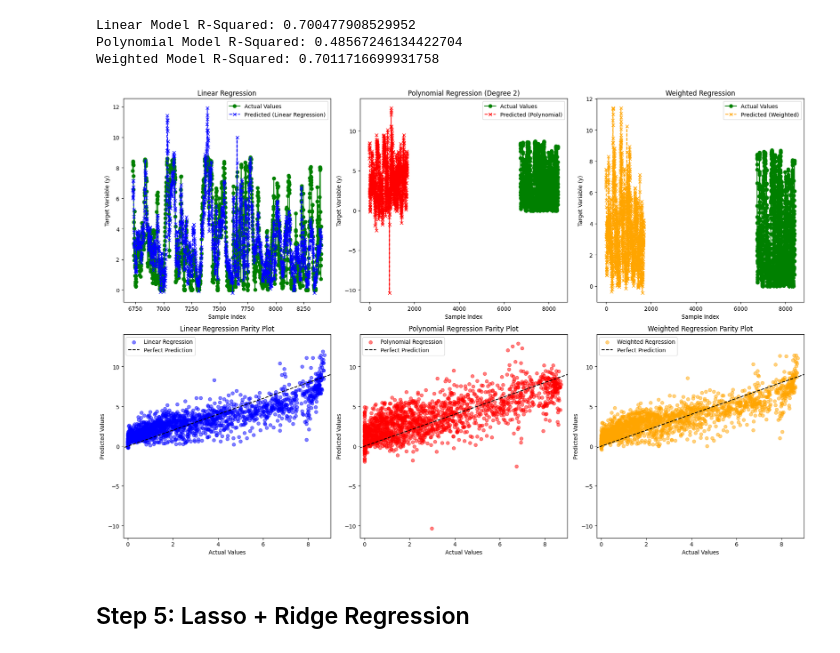
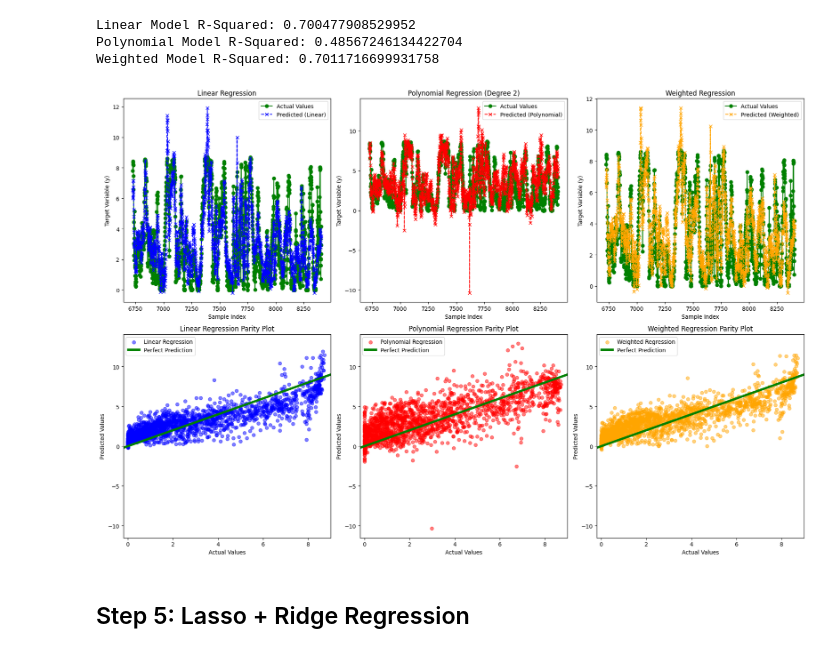
Before and after one commit to Max-f123/Machine_Learning_in_Energy_Systems, a Jupyter notebook: Test 21.ipynb, the cells around one changed output. Saved outputs shown, nothing was run; the diff lists cells and outputs as text; code cells hidden in the pictures.

```diff
--- a/Test 21.ipynb
+++ b/Test 21.ipynb
@@ -864,6 +864,10 @@ r2_weighted = r2_score(y_test, y_pred_weighted)
 print(f"Linear Model R-Squared: {r2_linear}")
 print(f"Polynomial Model R-Squared: {r2_poly}")
 print(f"Weighted Model R-Squared: {r2_weighted}")
+
+# Convert predictions to pandas Series with y_test's original index
+y_pred_poly = pd.Series(y_pred_poly, index=y_test.index)
+y_pred_weighted = pd.Series(y_pred_weighted, index=y_test.index)
 # %% [output]
 Linear Model R-Squared: 0.700477908529952
 Polynomial Model R-Squared: 0.48567246134422704
@@ -875,7 +879,7 @@ fig, axs = plt.subplots(2, 3, figsize=(18, 12))  # 2 rows, 3 columns
 ### First row: Actual vs. Predicted values
 # Subplot 1: Actual vs Predicted for Linear Regression (from Step 3)
 axs[0, 0].plot(y_test, label='Actual Values', marker='o', color='g')
-axs[0, 0].plot(y_test_pred_gd, label='Predicted (Linear Regression)', marker='x', linestyle='--', color='b')
+axs[0, 0].plot(y_test_pred_gd, label='Predicted (Linear)', marker='x', linestyle='--', color='b')
 axs[0, 0].set_xlabel('Sample Index')
 axs[0, 0].set_ylabel('Target Variable (y)')
 axs[0, 0].set_title('Linear Regression')
@@ -902,37 +906,40 @@ min_val = min(y_test.min(), y_test_pred_gd.min(), y_pred_poly.min(), y_pred_weig
 max_val = max(y_test.max(), y_test_pred_gd.max(), y_pred_poly.max(), y_pred_weighted.max())
 
 # Subplot 4: Parity plot for Linear Regression
 axs[1, 0].scatter(y_test, y_test_pred_gd, color='b', alpha=0.5, label='Linear Regression')
-axs[1, 0].plot([min_val, max_val], [min_val, max_val], 'k--', label='Perfect Prediction')
+# axs[1, 0].plot([min_val, max_val], [min_val, max_val], 'k--', label='Perfect Prediction')
+axs[1, 0].plot([min_val, max_val], [min_val, max_val], label='Perfect Prediction', linestyle='-', linewidth=4 ,color='g')
 axs[1, 0].set_xlabel('Actual Values')
 axs[1, 0].set_ylabel('Predicted Values')
 axs[1, 0].set_title('Linear Regression Parity Plot')
 axs[1, 0].set_xlim(-0.2,9)
 axs[1, 0].legend()
 
 # Subplot 5: Parity plot for Polynomial Regression
 axs[1, 1].scatter(y_test, y_pred_poly, color='r', alpha=0.5, label='Polynomial Regression')
-axs[1, 1].plot([min_val, max_val], [min_val, max_val], 'k--', label='Perfect Prediction')
+# axs[1, 1].plot([min_val, max_val], [min_val, max_val], 'k--', label='Perfect Prediction')
+axs[1, 1].plot([min_val, max_val], [min_val, max_val], label='Perfect Prediction', linestyle='-', linewidth=4 ,color='g')
 axs[1, 1].set_xlabel('Actual Values')
 axs[1, 1].set_ylabel('Predicted Values')
 axs[1, 1].set_title('Polynomial Regression Parity Plot')
 axs[1, 1].set_xlim(-0.2,9)
 axs[1, 1].legend()
 
 # Subplot 6: Parity plot for Weighted Regression
 axs[1, 2].scatter(y_test, y_pred_weighted, color='orange', alpha=0.5, label='Weighted Regression')
-axs[1, 2].plot([min_val, max_val], [min_val, max_val], 'k--', label='Perfect Prediction')
+# axs[1, 2].plot([min_val, max_val], [min_val, max_val], 'k--', label='Perfect Prediction')
+axs[1, 2].plot([min_val, max_val], [min_val, max_val], label='Perfect Prediction', linestyle='-', linewidth=4 ,color='g')
 axs[1, 2].set_xlabel('Actual Values')
 axs[1, 2].set_ylabel('Predicted Values')
 axs[1, 2].set_title('Weighted Regression Parity Plot')
 axs[1, 2].set_xlim(-0.2,9)
 axs[1, 2].legend()
 
 # Adjust layout for better spacing
 plt.tight_layout()
 plt.show()
 # %% [output]
-[figure, old version]
+[figure, new version]
 # %% [markdown]
 ## Step 5: Lasso + Ridge Regression
 # %% [markdown]
```
Also changed, not shown: parts of 5 cells of this notebook.
